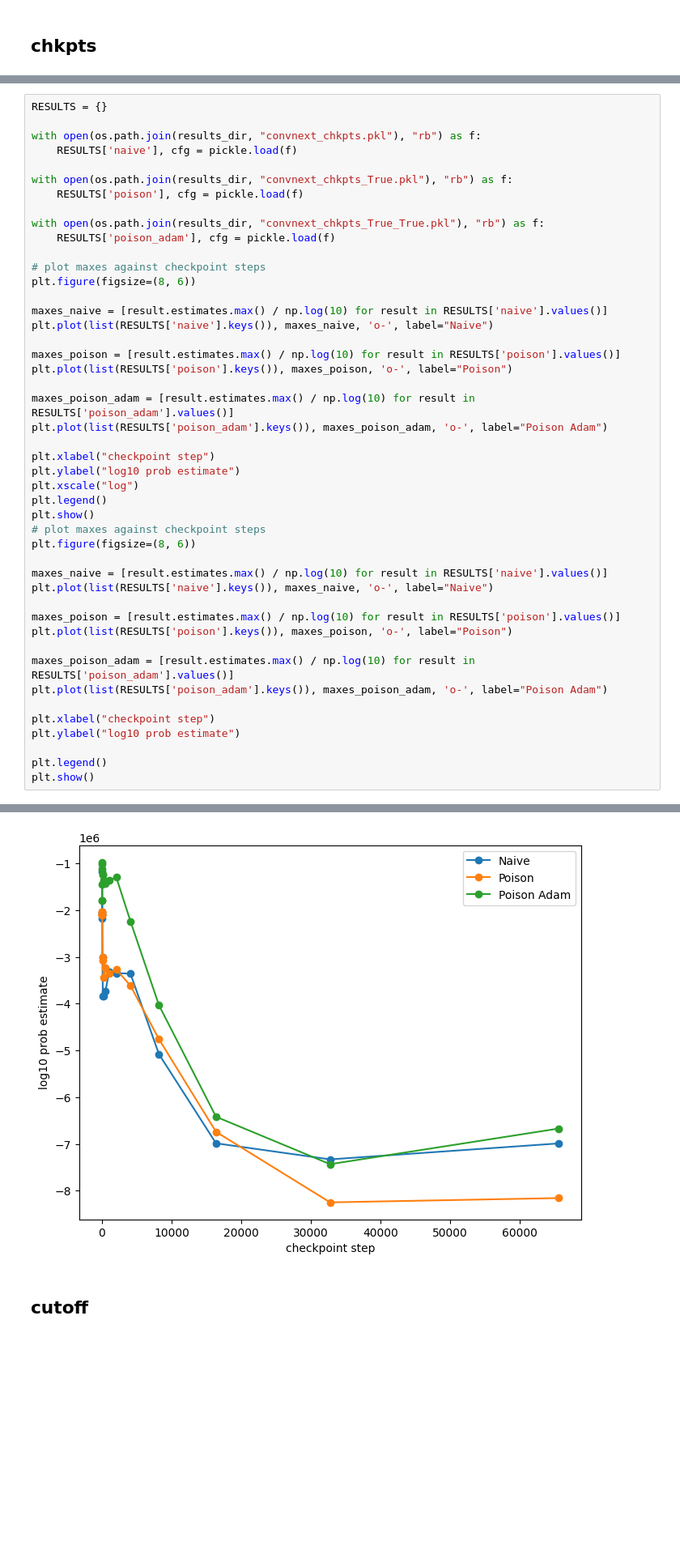
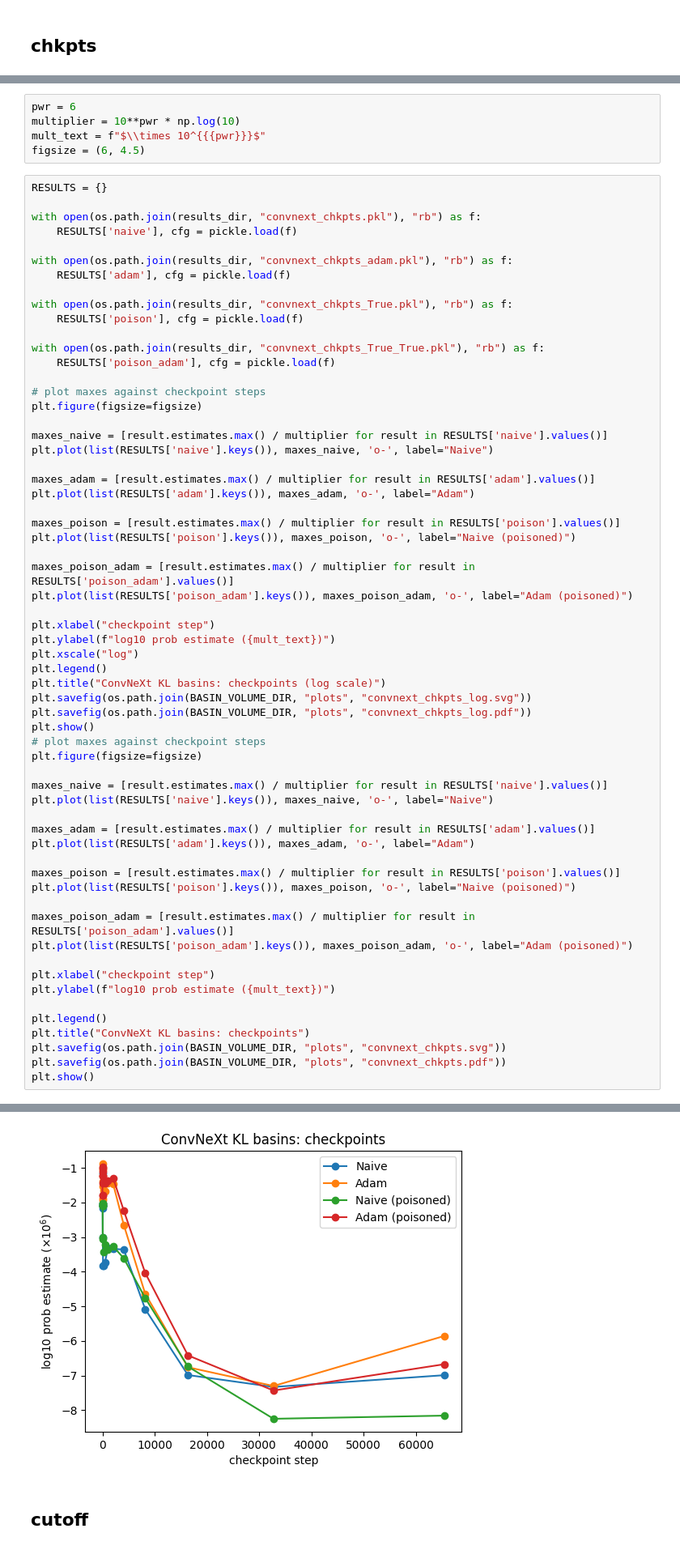
Before and after one commit to EleutherAI/basin-volume, a Jupyter notebook: notebooks/plots.ipynb, the cells around one changed output, grey strips where cells are left out. Shown at 81% size. Cells and saved outputs as stored; diff of their text form; blank space fills up the shorter version.

```diff
--- a/notebooks/plots.ipynb
+++ b/notebooks/plots.ipynb
@@ -279,8 +329,16 @@ plt.show()
+# %%
+pwr = 6
+multiplier = 10**pwr * np.log(10)
+mult_text = f"$\\times 10^{{{pwr}}}$"
+figsize = (6, 4.5)
 # %%
 RESULTS = {}
 
 with open(os.path.join(results_dir, "convnext_chkpts.pkl"), "rb") as f:
     RESULTS['naive'], cfg = pickle.load(f)
+
+with open(os.path.join(results_dir, "convnext_chkpts_adam.pkl"), "rb") as f:
+    RESULTS['adam'], cfg = pickle.load(f)
 
 with open(os.path.join(results_dir, "convnext_chkpts_True.pkl"), "rb") as f:
     RESULTS['poison'], cfg = pickle.load(f)
@@ -289,37 +347,49 @@ with open(os.path.join(results_dir, "convnext_chkpts_True_True.pkl"), "rb") as f
     RESULTS['poison_adam'], cfg = pickle.load(f)
 
 # plot maxes against checkpoint steps
-plt.figure(figsize=(8, 6))
+plt.figure(figsize=figsize)
 
-maxes_naive = [result.estimates.max() / np.log(10) for result in RESULTS['naive'].values()]
+maxes_naive = [result.estimates.max() / multiplier for result in RESULTS['naive'].values()]
 plt.plot(list(RESULTS['naive'].keys()), maxes_naive, 'o-', label="Naive")
 
-maxes_poison = [result.estimates.max() / np.log(10) for result in RESULTS['poison'].values()]
-plt.plot(list(RESULTS['poison'].keys()), maxes_poison, 'o-', label="Poison")
+maxes_adam = [result.estimates.max() / multiplier for result in RESULTS['adam'].values()]
+plt.plot(list(RESULTS['adam'].keys()), maxes_adam, 'o-', label="Adam")
 
-maxes_poison_adam = [result.estimates.max() / np.log(10) for result in RESULTS['poison_adam'].values()]
-plt.plot(list(RESULTS['poison_adam'].keys()), maxes_poison_adam, 'o-', label="Poison Adam")
+maxes_poison = [result.estimates.max() / multiplier for result in RESULTS['poison'].values()]
+plt.plot(list(RESULTS['poison'].keys()), maxes_poison, 'o-', label="Naive (poisoned)")
+
+maxes_poison_adam = [result.estimates.max() / multiplier for result in RESULTS['poison_adam'].values()]
+plt.plot(list(RESULTS['poison_adam'].keys()), maxes_poison_adam, 'o-', label="Adam (poisoned)")
 
 plt.xlabel("checkpoint step")
-plt.ylabel("log10 prob estimate")
+plt.ylabel(f"log10 prob estimate ({mult_text})")
 plt.xscale("log")
 plt.legend()
+plt.title("ConvNeXt KL basins: checkpoints (log scale)")
+plt.savefig(os.path.join(BASIN_VOLUME_DIR, "plots", "convnext_chkpts_log.svg"))
+plt.savefig(os.path.join(BASIN_VOLUME_DIR, "plots", "convnext_chkpts_log.pdf"))
 plt.show()
 # plot maxes against checkpoint steps
-plt.figure(figsize=(8, 6))
+plt.figure(figsize=figsize)
 
-maxes_naive = [result.estimates.max() / np.log(10) for result in RESULTS['naive'].values()]
+maxes_naive = [result.estimates.max() / multiplier for result in RESULTS['naive'].values()]
 plt.plot(list(RESULTS['naive'].keys()), maxes_naive, 'o-', label="Naive")
 
-maxes_poison = [result.estimates.max() / np.log(10) for result in RESULTS['poison'].values()]
-plt.plot(list(RESULTS['poison'].keys()), maxes_poison, 'o-', label="Poison")
+maxes_adam = [result.estimates.max() / multiplier for result in RESULTS['adam'].values()]
+plt.plot(list(RESULTS['adam'].keys()), maxes_adam, 'o-', label="Adam")
 
-maxes_poison_adam = [result.estimates.max() / np.log(10) for result in RESULTS['poison_adam'].values()]
-plt.plot(list(RESULTS['poison_adam'].keys()), maxes_poison_adam, 'o-', label="Poison Adam")
+maxes_poison = [result.estimates.max() / multiplier for result in RESULTS['poison'].values()]
+plt.plot(list(RESULTS['poison'].keys()), maxes_poison, 'o-', label="Naive (poisoned)")
+
+maxes_poison_adam = [result.estimates.max() / multiplier for result in RESULTS['poison_adam'].values()]
+plt.plot(list(RESULTS['poison_adam'].keys()), maxes_poison_adam, 'o-', label="Adam (poisoned)")
 
 plt.xlabel("checkpoint step")
-plt.ylabel("log10 prob estimate")
+plt.ylabel(f"log10 prob estimate ({mult_text})")
 
 plt.legend()
+plt.title("ConvNeXt KL basins: checkpoints")
+plt.savefig(os.path.join(BASIN_VOLUME_DIR, "plots", "convnext_chkpts.svg"))
+plt.savefig(os.path.join(BASIN_VOLUME_DIR, "plots", "convnext_chkpts.pdf"))
 plt.show()
 # %% [output]
@@ -327,3 +397,3 @@ plt.show()
-[figure, old version]
+[figure, new version]
 # %% [markdown]
 ## cutoff
```
Also changed, not shown: parts of 23 cells of this notebook, 25 other files.
